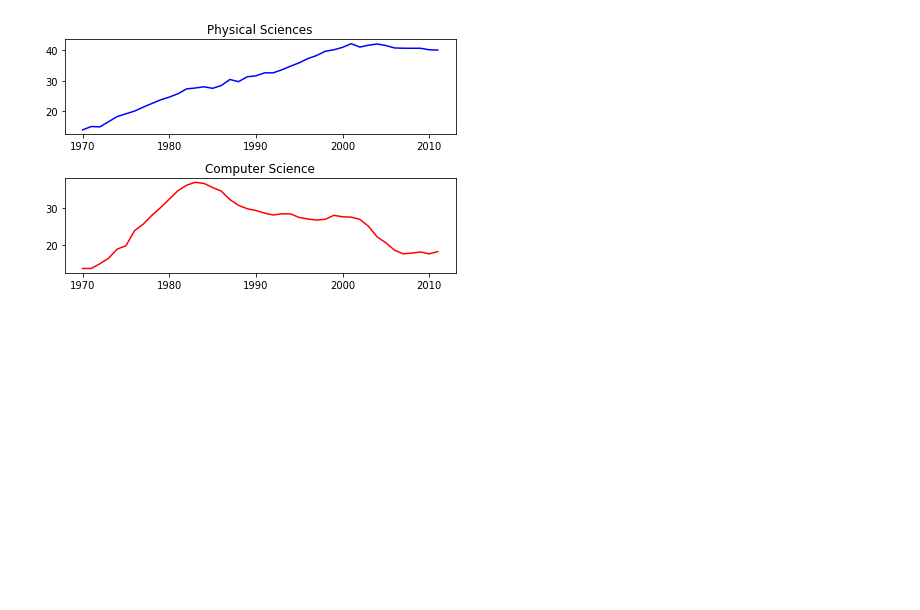
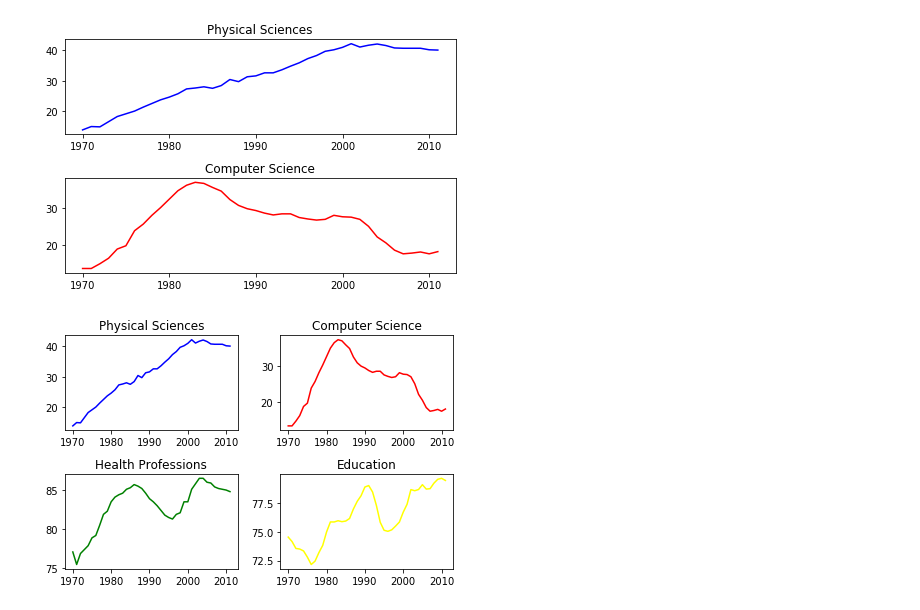
Before and after one commit to afminmax/DC-Data-Scientist-Lessons, a Jupyter notebook: 14-Intro-to-Python-Visualizations/python-viz-1.ipynb, the cells around one changed output. Drawn from its saved outputs; the diff is of its cells as text; code cells hidden in the pictures; blank space fills up the shorter version.

Commit message:
added subplots

```diff
--- a/14-Intro-to-Python-Visualizations/python-viz-1.ipynb
+++ b/14-Intro-to-Python-Visualizations/python-viz-1.ipynb
@@ -43,3 +43,6 @@ array([1970, 1971, 1972, 1973, 1974, 1975, 1976, 1977, 1978, 1979, 1980,
        1981, 1982, 1983, 1984, 1985, 1986, 1987, 1988, 1989, 1990, 1991,
        1992, 1993, 1994, 1995, 1996, 1997, 1998, 1999, 2000, 2001, 2002,
        2003, 2004, 2005, 2006, 2007, 2008, 2009, 2010, 2011], dtype=int64)
+# %%
+health = degrees['Health Professions'].to_numpy()
+health
@@ -45,0 +54,3 @@ array([1970, 1971, 1972, 1973, 1974, 1975, 1976, 1977, 1978, 1979, 1980,
+# %%
+education = degrees['Education'].to_numpy()
+education
@@ -94,3 +115,37 @@ plt.tight_layout()
 plt.show()
 # %% [output]
 [figure]
+# %%
+# Create a figure with 2x2 subplot layout and make the top left subplot active
+plt.subplot(2,2,1)
+
+# Plot in blue the % of degrees awarded to women in the Physical Sciences
+plt.plot(year, physical_sciences, color='blue')
+plt.title('Physical Sciences')
+
+# Make the top right subplot active in the current 2x2 subplot grid
+plt.subplot(2,2,2)
+
+# Plot in red the % of degrees awarded to women in Computer Science
+plt.plot(year, computer_science, color='red')
+plt.title('Computer Science')
+
+# Make the bottom left subplot active in the current 2x2 subplot grid
+plt.subplot(2,2,3)
+
+# Plot in green the % of degrees awarded to women in Health Professions
+plt.plot(year, health, color='green')
+plt.title('Health Professions')
+
+# Make the bottom right subplot active in the current 2x2 subplot grid
+plt.subplot(2,2,4)
+
+# Plot in yellow the % of degrees awarded to women in Education
+plt.plot(year, education, color='yellow')
+plt.title('Education')
+
+# Improve the spacing between subplots and display them
+plt.tight_layout()
+plt.show()
+# %% [output]
+[figure, added]
```
Also changed, not shown: parts of 3 cells of this notebook.
